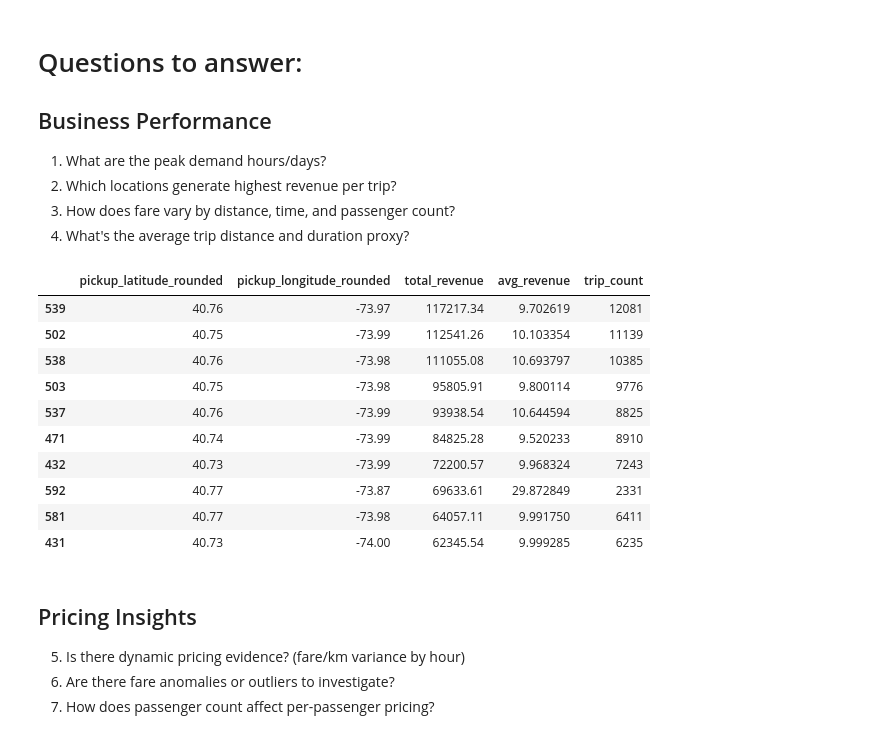
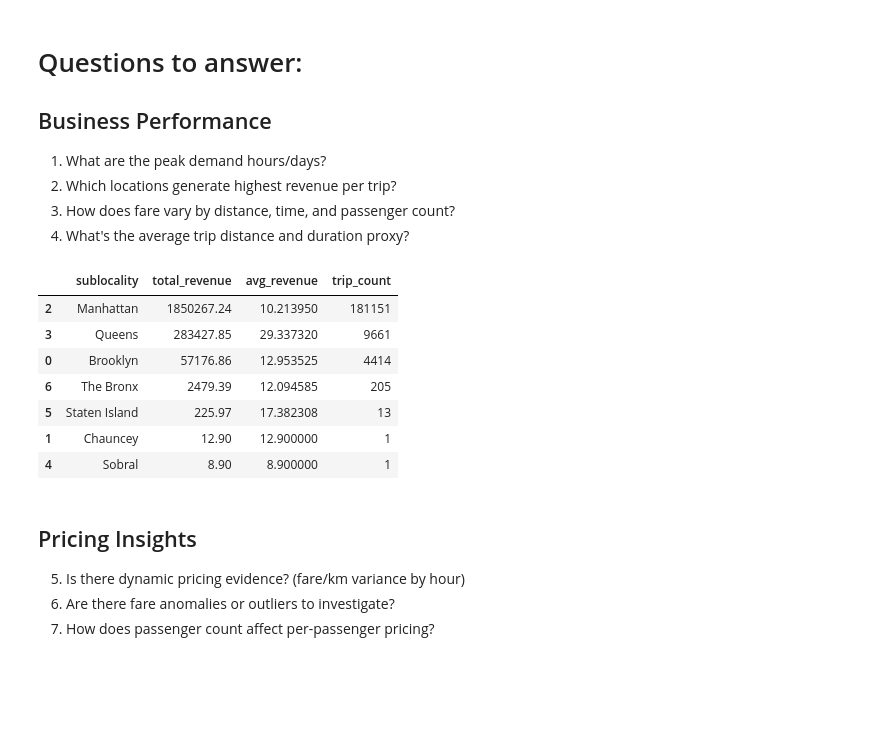
Before and after one commit to necromet/Uber-Fares-Analysis, a Jupyter notebook: uber-fares-analysis.ipynb, the cells around one changed output. Cells and saved outputs as stored; diff of their text form; code cells hidden in the pictures; blank space fills up the shorter version.

```diff
--- a/uber-fares-analysis.ipynb
+++ b/uber-fares-analysis.ipynb
@@ -3,6 +3,8 @@ import pandas as pd
 import numpy as np
 
 df = pd.read_csv('uber_cleaned.csv')
+df.rename(columns = {'pickup_longitude_x': 'pickup_longitude',
+                     'pickup_latitude_x': 'pickup_latitude'}, inplace = True)
 df.head()
 # %% [output]
 |  | fare_id | key | fare_amount | pickup_datetime | pickup_longitude | pickup_latitude | dropoff_longitude | ... |
@@ -39,22 +42,19 @@ fig = px.imshow(
 fig.show()
 # %%
 # Calculate total and average revenue per pickup location (rounded coordinates for grouping)
-pickup_revenue = df.groupby(['pickup_latitude_rounded', 'pickup_longitude_rounded']).agg(
+pickup_revenue = df.groupby(['sublocality']).agg(
     total_revenue=('fare_amount', 'sum'),
     avg_revenue=('fare_amount', 'mean'),
     trip_count=('fare_amount', 'count')
 ).reset_index()
 
 pickup_revenue.sort_values('total_revenue', ascending=False).head(10)
 # %% [output]
-|  | pickup_latitude_rounded | pickup_longitude_rounded | total_revenue | avg_revenue | trip_count |
-| 539 | 40.76 | -73.97 | 117217.34 | 9.702619 | 12081 |
-| 502 | 40.75 | -73.99 | 112541.26 | 10.103354 | 11139 |
-| 538 | 40.76 | -73.98 | 111055.08 | 10.693797 | 10385 |
-| 503 | 40.75 | -73.98 | 95805.91 | 9.800114 | 9776 |
-| 537 | 40.76 | -73.99 | 93938.54 | 10.644594 | 8825 |
-| 471 | 40.74 | -73.99 | 84825.28 | 9.520233 | 8910 |
-| 432 | 40.73 | -73.99 | 72200.57 | 9.968324 | 7243 |
-| 592 | 40.77 | -73.87 | 69633.61 | 29.872849 | 2331 |
-| 581 | 40.77 | -73.98 | 64057.11 | 9.991750 | 6411 |
-| 431 | 40.73 | -74.00 | 62345.54 | 9.999285 | 6235 |
+|  | sublocality | total_revenue | avg_revenue | trip_count |
+| 2 | Manhattan | 1850267.24 | 10.213950 | 181151 |
+| 3 | Queens | 283427.85 | 29.337320 | 9661 |
+| 0 | Brooklyn | 57176.86 | 12.953525 | 4414 |
+| 6 | The Bronx | 2479.39 | 12.094585 | 205 |
+| 5 | Staten Island | 225.97 | 17.382308 | 13 |
+| 1 | Chauncey | 12.90 | 12.900000 | 1 |
+| 4 | Sobral | 8.90 | 8.900000 | 1 |
```
Also changed, not shown: parts of 2 cells of this notebook.
